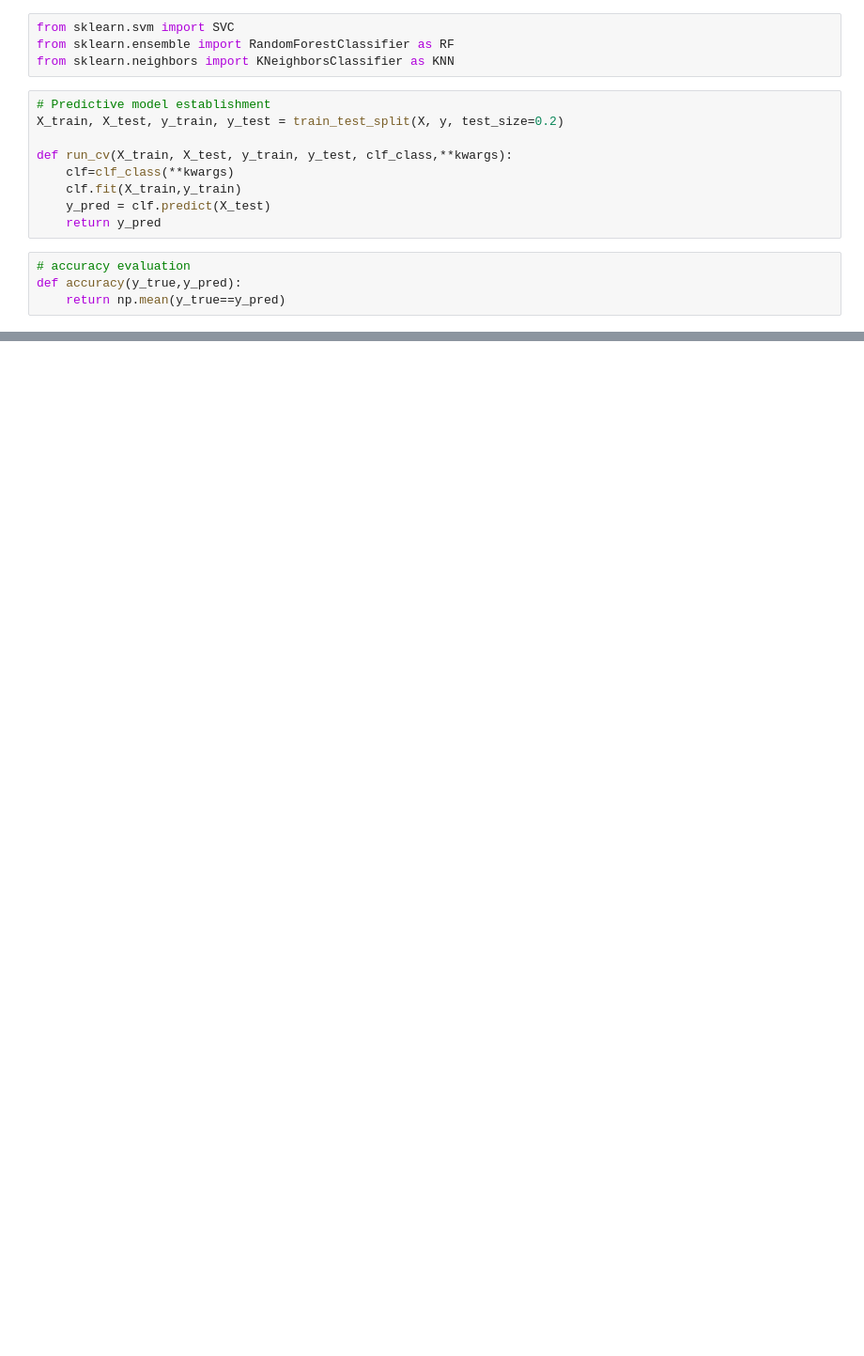
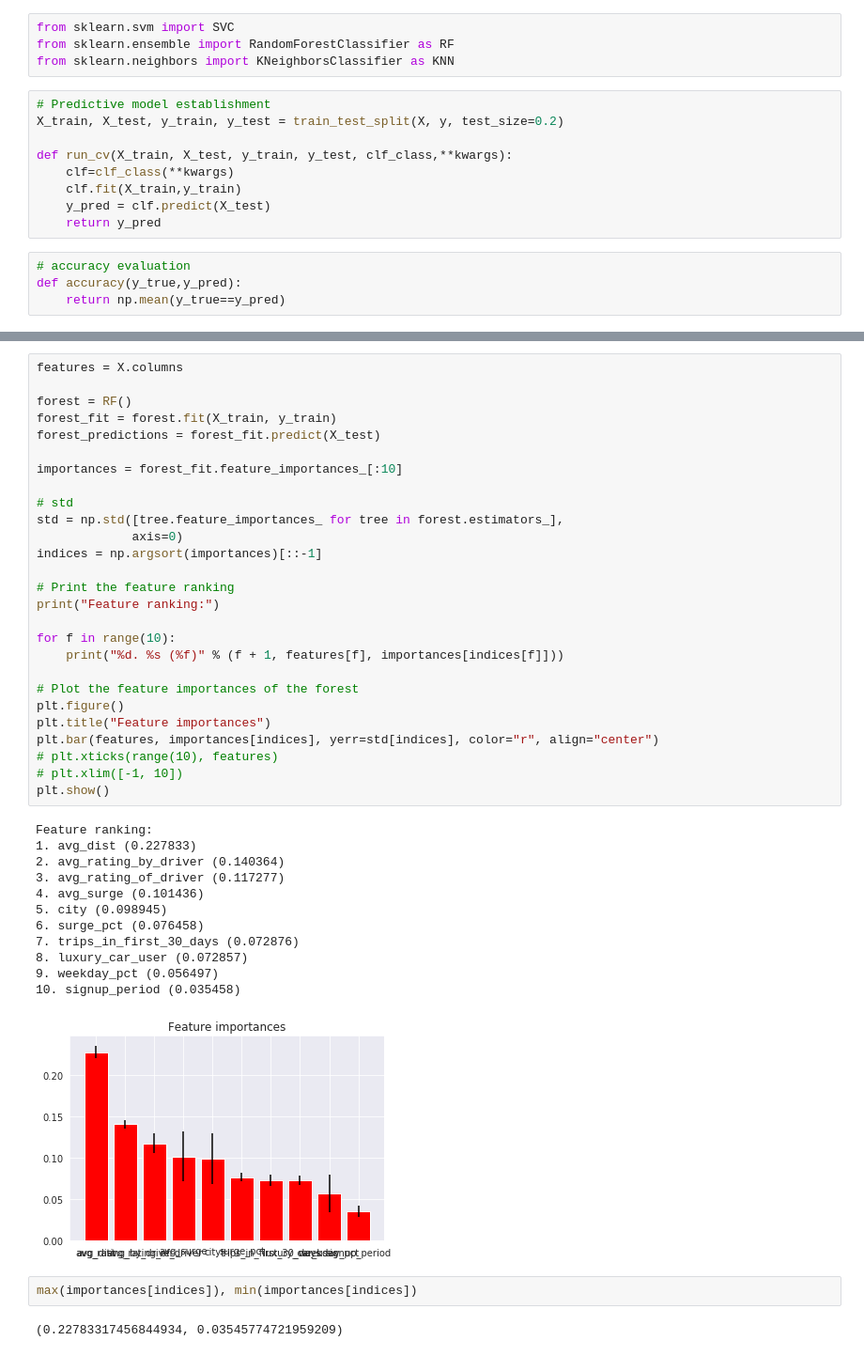
Before and after one commit to SarahMBurgart/churn_study, a Jupyter notebook: churn_case_study_lu.ipynb, the cells around one changed output, grey strips where cells are left out. Shown at 94% size. Cells and saved outputs as stored; diff of their text form; blank space fills up the shorter version.

```diff
--- a/churn_case_study_lu.ipynb
+++ b/churn_case_study_lu.ipynb
@@ -387,0 +398,44 @@ sns.heatmap(correlation, linewidths=0.2, vmax=1, vmin=-1, linecolor='w',fmt='.2f
+# %%
+features = X.columns
+
+forest = RF()
+forest_fit = forest.fit(X_train, y_train)
+forest_predictions = forest_fit.predict(X_test)
+
+importances = forest_fit.feature_importances_[:10]
+
+# std
+std = np.std([tree.feature_importances_ for tree in forest.estimators_],
+             axis=0)
+indices = np.argsort(importances)[::-1]
+
+# Print the feature ranking
+print("Feature ranking:")
+
+for f in range(10):
+    print("%d. %s (%f)" % (f + 1, features[f], importances[indices[f]]))
+
+# Plot the feature importances of the forest
+plt.figure()
+plt.title("Feature importances")
+plt.bar(features, importances[indices], yerr=std[indices], color="r", align="center")
+# plt.xticks(range(10), features)
+# plt.xlim([-1, 10])
+plt.show()
+# %% [output]
+Feature ranking:
+1. avg_dist (0.227833)
+2. avg_rating_by_driver (0.140364)
+3. avg_rating_of_driver (0.117277)
+4. avg_surge (0.101436)
+5. city (0.098945)
+6. surge_pct (0.076458)
+7. trips_in_first_30_days (0.072876)
+8. luxury_car_user (0.072857)
+9. weekday_pct (0.056497)
+10. signup_period (0.035458)
+[figure, added]
+# %%
+max(importances[indices]), min(importances[indices])
+# %% [output]
+(0.22783317456844934, 0.03545774721959209)
```
Also changed, not shown: parts of 13 cells of this notebook.
